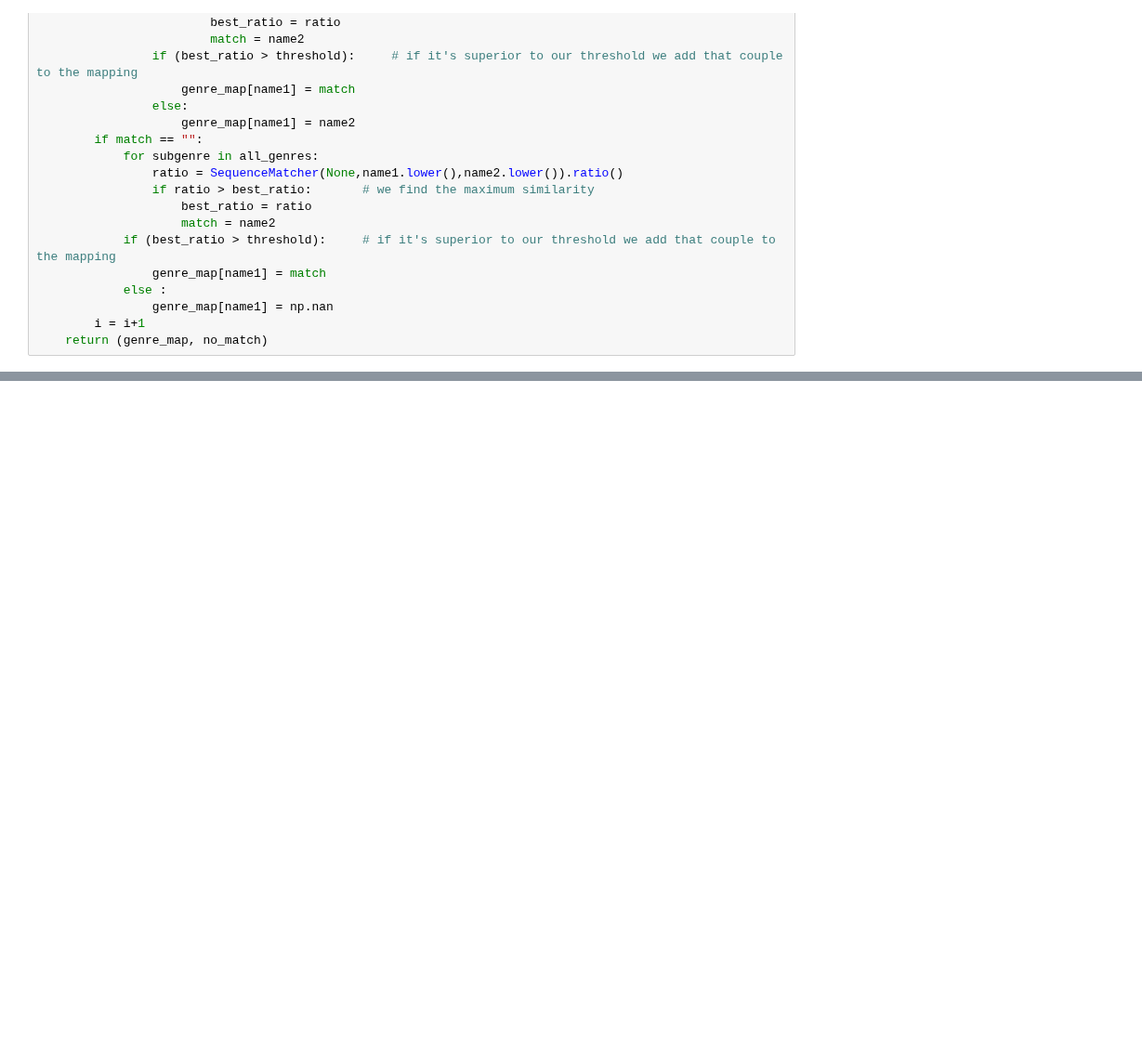
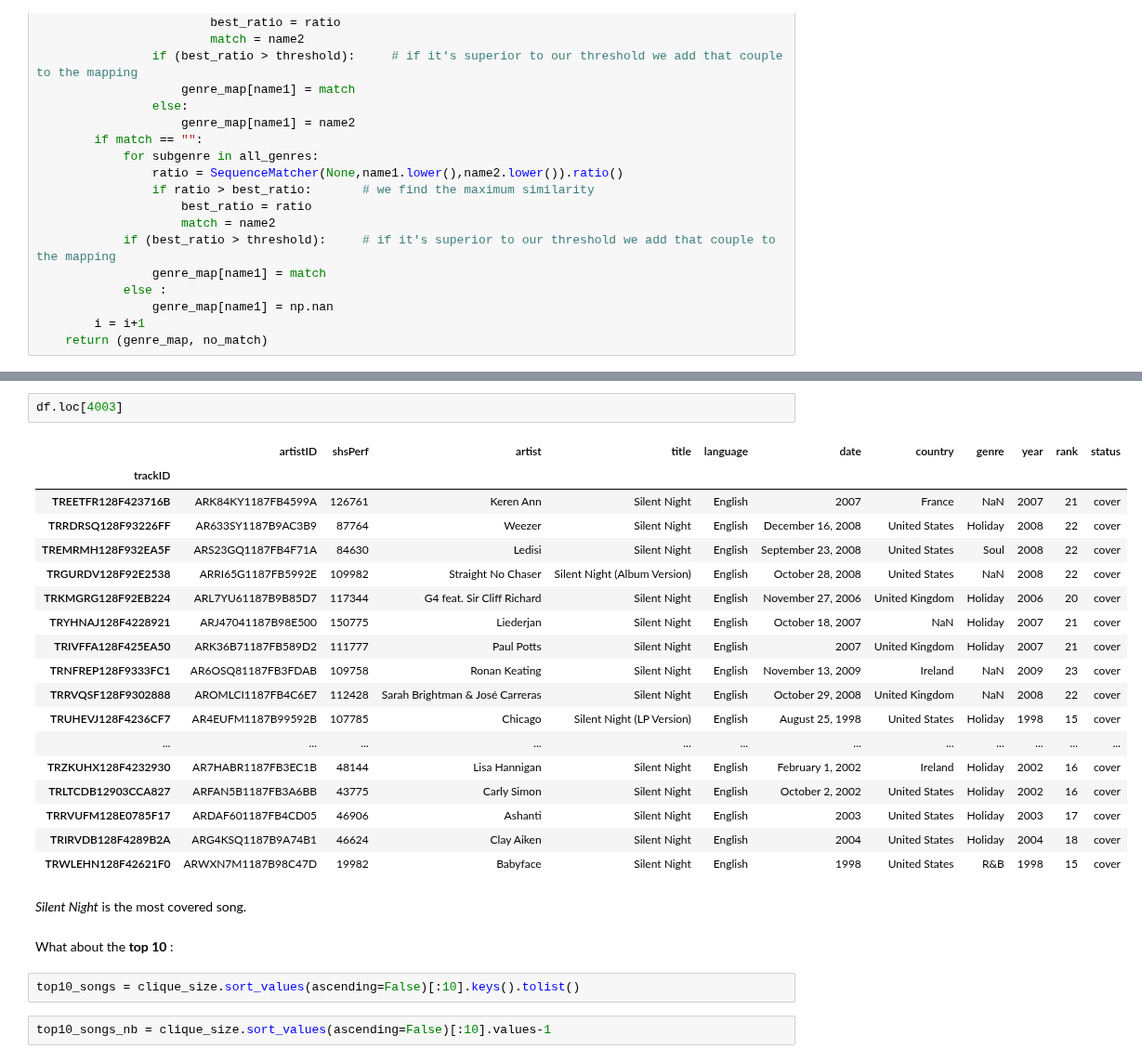
Before and after one commit to padesplaces/ada2017, a Jupyter notebook: project/Project Notebook.ipynb, the cells around one changed output, grey strips where cells are left out. Shown at 93% size. Drawn from its saved outputs; the diff is of its cells as text; blank space fills up the shorter version.

```diff
--- a/project/Project Notebook.ipynb
+++ b/project/Project Notebook.ipynb
@@ -1424,0 +1563,29 @@ def match_genres():
+# %%
+df.loc[4003]
+# %% [output]
+|  | artistID | shsPerf | artist | title | language | date | country | genre | year | rank | status |
+| trackID |  |  |  |  |  |  |  |  |  |  |  |
+| TREETFR128F423716B | ARK84KY1187FB4599A | 126761 | Keren Ann | Silent Night | English | 2007 | France | NaN | 2007 | 21 | cover |
+| TRRDRSQ128F93226FF | AR633SY1187B9AC3B9 | 87764 | Weezer | Silent Night | English | December 16, 2008 | United States | Holiday | 2008 | 22 | cover |
+| TREMRMH128F932EA5F | ARS23GQ1187FB4F71A | 84630 | Ledisi | Silent Night | English | September 23, 2008 | United States | Soul | 2008 | 22 | cover |
+| TRGURDV128F92E2538 | ARRI65G1187FB5992E | 109982 | Straight No Chaser | Silent Night (Album Version) | English | October 28, 2008 | United States | NaN | 2008 | 22 | cover |
+| TRKMGRG128F92EB224 | ARL7YU61187B9B85D7 | 117344 | G4 feat. Sir Cliff Richard | Silent Night | English | November 27, 2006 | United Kingdom | Holiday | 2006 | 20 | cover |
+| TRYHNAJ128F4228921 | ARJ47041187B98E500 | 150775 | Liederjan | Silent Night | English | October 18, 2007 | NaN | Holiday | 2007 | 21 | cover |
+| TRIVFFA128F425EA50 | ARK36B71187FB589D2 | 111777 | Paul Potts | Silent Night | English | 2007 | United Kingdom | Holiday | 2007 | 21 | cover |
+| TRNFREP128F9333FC1 | AR6OSQ81187FB3FDAB | 109758 | Ronan Keating | Silent Night | English | November 13, 2009 | Ireland | NaN | 2009 | 23 | cover |
+| TRRVQSF128F9302888 | AROMLCI1187FB4C6E7 | 112428 | Sarah Brightman & José Carreras | Silent Night | English | October 29, 2008 | United Kingdom | NaN | 2008 | 22 | cover |
+| TRUHEVJ128F4236CF7 | AR4EUFM1187B99592B | 107785 | Chicago | Silent Night (LP Version) | English | August 25, 1998 | United States | Holiday | 1998 | 15 | cover |
+| ... | ... | ... | ... | ... | ... | ... | ... | ... | ... | ... | ... |
+| TRZKUHX128F4232930 | AR7HABR1187FB3EC1B | 48144 | Lisa Hannigan | Silent Night | English | February 1, 2002 | Ireland | Holiday | 2002 | 16 | cover |
+| TRLTCDB12903CCA827 | ARFAN5B1187FB3A6BB | 43775 | Carly Simon | Silent Night | English | October 2, 2002 | United States | Holiday | 2002 | 16 | cover |
+| TRRVUFM128E0785F17 | ARDAF601187FB4CD05 | 46906 | Ashanti | Silent Night | English | 2003 | United States | Holiday | 2003 | 17 | cover |
+| TRIRVDB128F4289B2A | ARG4KSQ1187B9A74B1 | 46624 | Clay Aiken | Silent Night | English | 2004 | United States | Holiday | 2004 | 18 | cover |
+| TRWLEHN128F42621F0 | ARWXN7M1187B98C47D | 19982 | Babyface | Silent Night | English | 1998 | United States | R&B | 1998 | 15 | cover |
+# %% [markdown]
+*Silent Night* is the most covered song.
+# %% [markdown]
+What about the <b>top 10</b> :
+# %%
+top10_songs = clique_size.sort_values(ascending=False)[:10].keys().tolist()
+# %%
+top10_songs_nb = clique_size.sort_values(ascending=False)[:10].values-1
```
Also changed, not shown: parts of 94 cells of this notebook, 2 other files.
